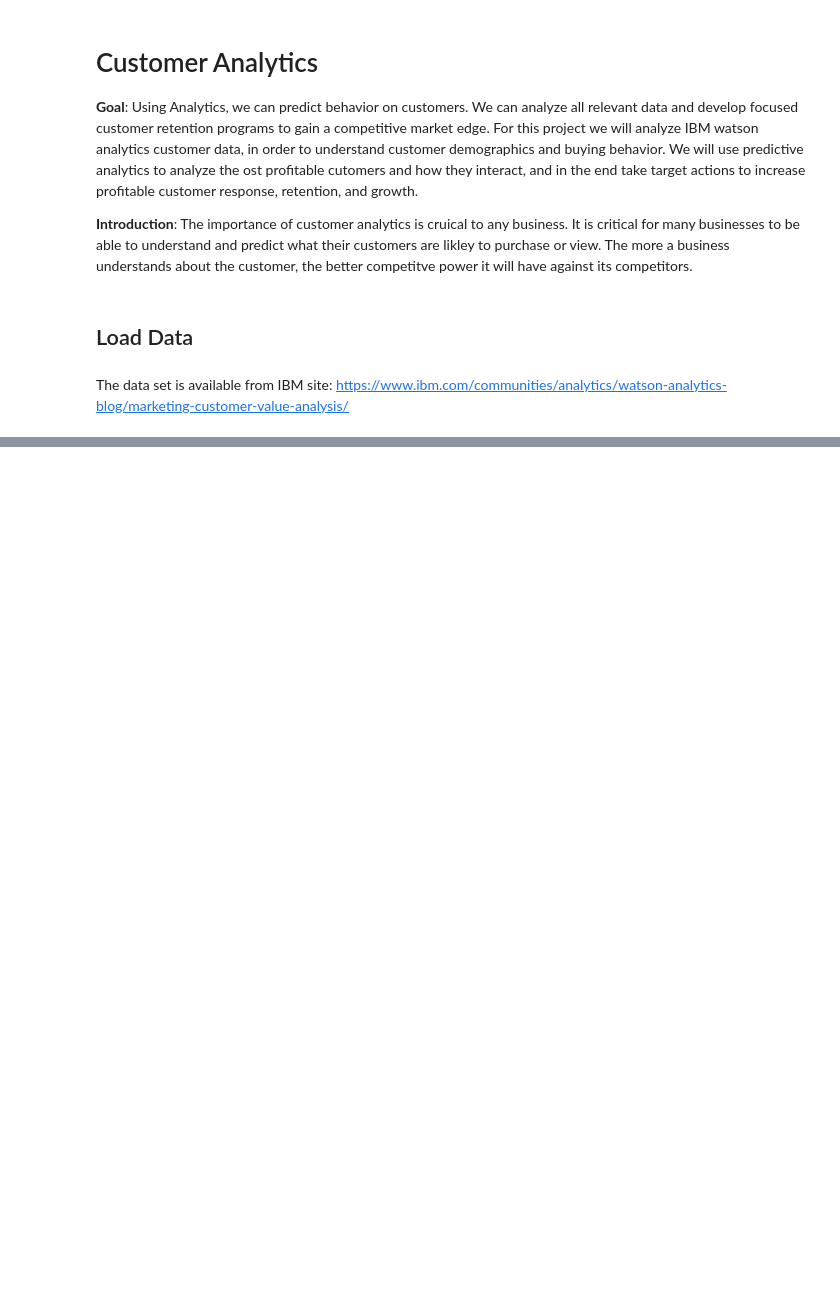
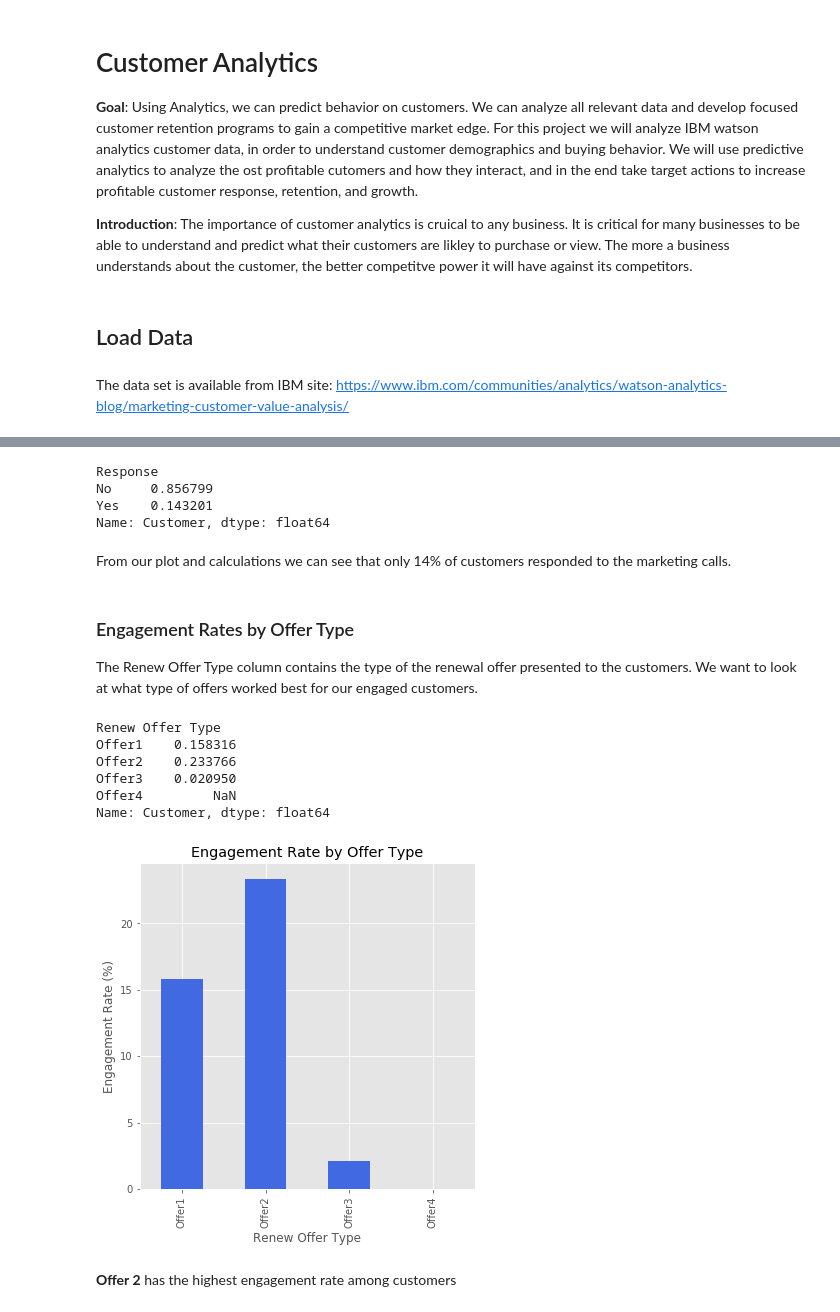
Before and after one commit to mwon3919/Data_Science_Projects, a Jupyter notebook: Customer_Analytics/Customer Analytics.ipynb, the cells around one changed output, grey strips where cells are left out. Saved outputs shown, nothing was run; the diff lists cells and outputs as text; code cells hidden in the pictures; blank space fills up the shorter version.

```diff
--- a/Customer_Analytics/Customer Analytics.ipynb
+++ b/Customer_Analytics/Customer Analytics.ipynb
@@ -16,0 +72,42 @@ import matplotlib.pyplot as plt
+# %%
+#percentage of engage vs non-engaged
+
+df.groupby('Response').count()['Customer']/df.shape[0]
+# %% [output]
+Response
+No     0.856799
+Yes    0.143201
+Name: Customer, dtype: float64
+# %% [markdown]
+From our plot and calculations we can see that only 14% of customers responded to the marketing calls.
+# %% [markdown]
+### Engagement Rates by Offer Type
+
+The Renew Offer Type column contains the type of the renewal offer presented to the customers. We want to look at what type of offers worked best for our engaged customers.
+# %%
+#get the engagement rates per renewal offer type
+
+bot_df = df.loc[df['Response']== 'Yes', #count only engaged customers
+               ].groupby([
+                'Renew Offer Type' #engage customers grouped by renewal offer type
+                ]).count()['Customer']/df.groupby('Renew Offer Type').count()['Customer']# engaged customers grouped by renewal offer type])
+# %%
+bot_df
+# %% [output]
+Renew Offer Type
+Offer1    0.158316
+Offer2    0.233766
+Offer3    0.020950
+Offer4         NaN
+Name: Customer, dtype: float64
+# %%
+ax1 = (bot_df*100.0).plot(kind='bar',
+                          figsize=(6,6),
+                         color='royalblue',
+                         title='Engagement Rate by Offer Type')
+ax1.set_ylabel('Engagement Rate (%)')
+plt.show()
+# %% [output]
+[figure, added]
+# %% [markdown]
+**Offer 2** has the highest engagement rate among customers
```
Also changed, not shown: parts of 9 cells of this notebook.
